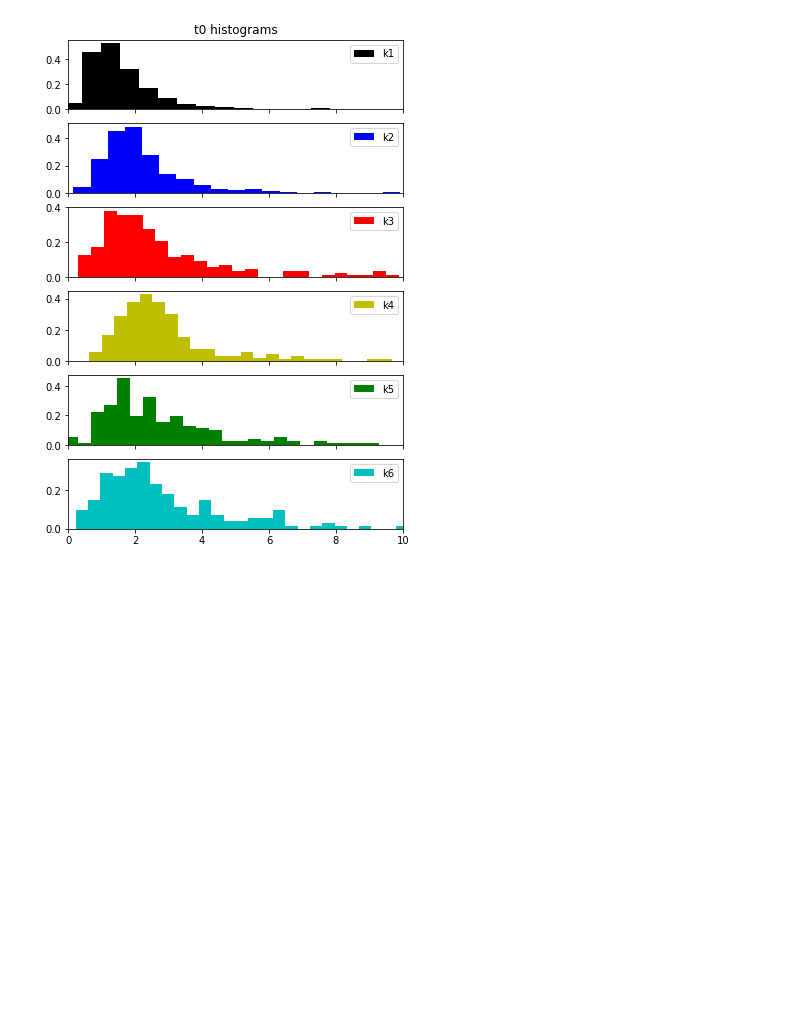
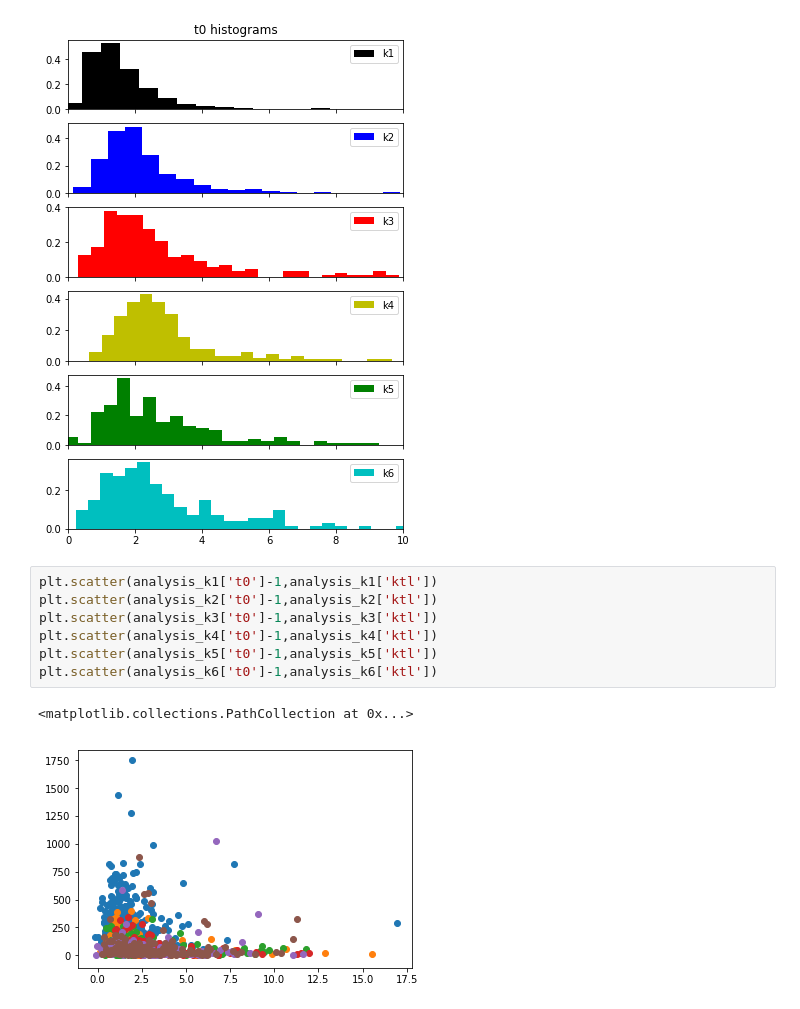
Before and after one commit to hstrey/mRNA-analysis, a Jupyter notebook: FCS analysis.ipynb, the cells around one changed output. Drawn from its saved outputs; the diff is of its cells as text; blank space fills up the shorter version.

Commit message:
updated some of the analysis FCS and AZ

```diff
--- a/FCS analysis.ipynb
+++ b/FCS analysis.ipynb
@@ -66,3 +66,13 @@ plt.xlim((0,10))
 # %% [output]
 (0, 10)
 [figure]
+# %%
+plt.scatter(analysis_k1['t0']-1,analysis_k1['ktl'])
+plt.scatter(analysis_k2['t0']-1,analysis_k2['ktl'])
+plt.scatter(analysis_k3['t0']-1,analysis_k3['ktl'])
+plt.scatter(analysis_k4['t0']-1,analysis_k4['ktl'])
+plt.scatter(analysis_k5['t0']-1,analysis_k5['ktl'])
+plt.scatter(analysis_k6['t0']-1,analysis_k6['ktl'])
+# %% [output]
+<matplotlib.collections.PathCollection at 0x...>
+[figure, added]
```
Also changed, not shown: parts of 1 cell of this notebook, 1 other file.
